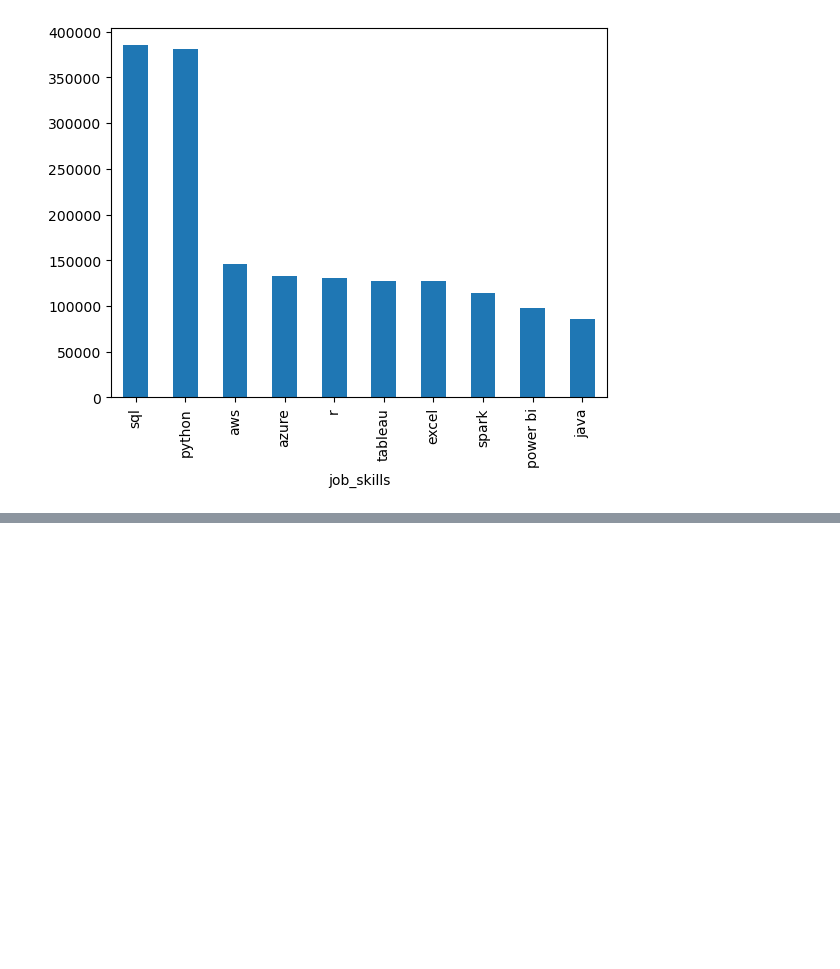
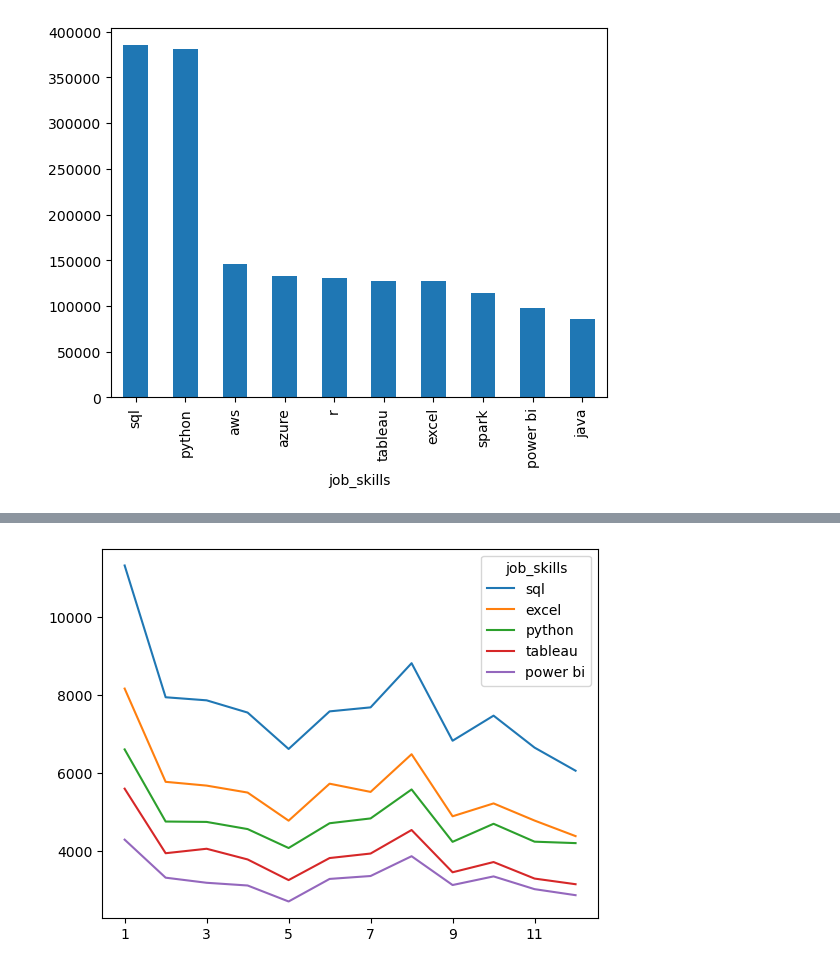
Before and after one commit to CalinFasie/PythonforDALukeBarousse, a Jupyter notebook: 2_Advanced/8_Pandas_COncat_DF.ipynb, the cells around one changed output, grey strips where cells are left out. Drawn from its saved outputs; the diff is of its cells as text; code cells hidden in the pictures; blank space fills up the shorter version.

```diff
--- a/2_Advanced/8_Pandas_COncat_DF.ipynb
+++ b/2_Advanced/8_Pandas_COncat_DF.ipynb
@@ -249,0 +265,19 @@ NameError: name 'skills_count' is not defined
+# %%
+df_DA=df[df['job_title_short']=='Data Analyst'].copy()
+# %%
+df_DA['job_posted_month_no']=df_DA['job_posted_date'].dt.month
+df_DA_explode=df_DA.explode('job_skills')
+df_DA_pivot=df_DA_explode.pivot_table(index='job_posted_month_no',columns='job_skills',aggfunc='size',fill_value=0)
+# %%
+#Create a row of total
+df_DA_pivot.loc['Total'] = df_DA_pivot.sum()
+# %%
+df_DA_pivot=df_DA_pivot[df_DA_pivot.loc['Total'].sort_values(ascending=False).index]
+df_DA_pivot=df_DA_pivot.drop('Total')
+# %%
+df_DA_pivot.iloc[:, :5].plot(kind='line')
+plt.xlabel('Count')
+plt.xlabel('')
+plt.show()
+# %% [output]
+[figure, added]
```
Also changed, not shown: parts of 24 cells of this notebook, 7 other files.
